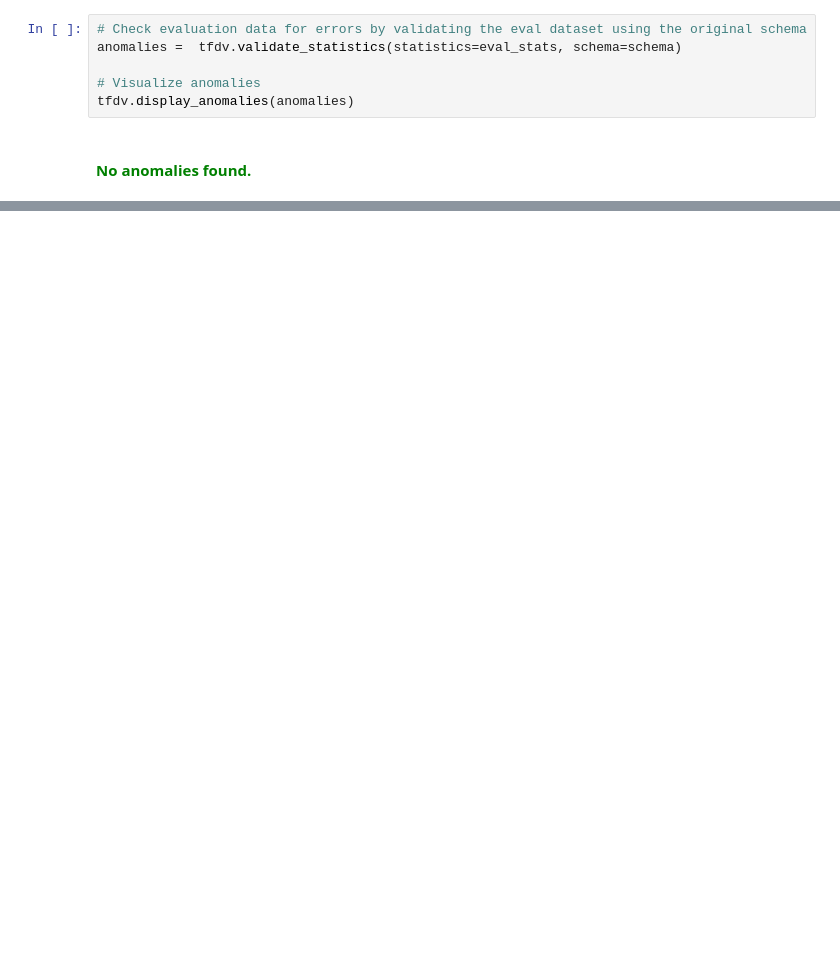
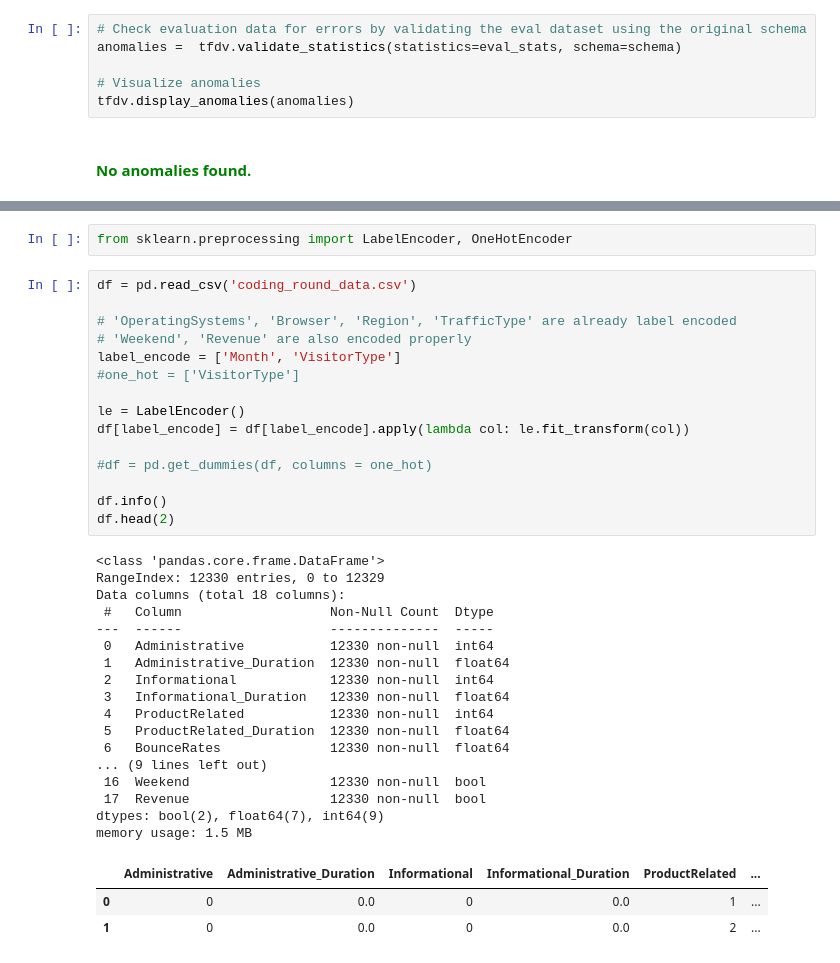
Before and after one commit to Ramya-Kottapalli/aicadium-coding, a Jupyter notebook: ecommerce_model.ipynb, the cells around one changed output, grey strips where cells are left out. Drawn from its saved outputs; the diff is of its cells as text; blank space fills up the shorter version.

```diff
--- a/ecommerce_model.ipynb
+++ b/ecommerce_model.ipynb
@@ -233,0 +195,38 @@ Dataframe is properly normalized for the given features
+# %%
+from sklearn.preprocessing import LabelEncoder, OneHotEncoder
+# %%
+df = pd.read_csv('coding_round_data.csv')
+
+# 'OperatingSystems', 'Browser', 'Region', 'TrafficType' are already label encoded
+# 'Weekend', 'Revenue' are also encoded properly
+label_encode = ['Month', 'VisitorType']
+#one_hot = ['VisitorType']
+
+le = LabelEncoder()
+df[label_encode] = df[label_encode].apply(lambda col: le.fit_transform(col))
+
+#df = pd.get_dummies(df, columns = one_hot)
+
+df.info()
+df.head(2)
+# %% [output]
+<class 'pandas.core.frame.DataFrame'>
+RangeIndex: 12330 entries, 0 to 12329
+Data columns (total 18 columns):
+ #   Column                   Non-Null Count  Dtype
+---  ------                   --------------  -----
+ 0   Administrative           12330 non-null  int64
+ 1   Administrative_Duration  12330 non-null  float64
+ 2   Informational            12330 non-null  int64
+ 3   Informational_Duration   12330 non-null  float64
+ 4   ProductRelated           12330 non-null  int64
+ 5   ProductRelated_Duration  12330 non-null  float64
+ 6   BounceRates              12330 non-null  float64
+... (9 lines left out)
+ 16  Weekend                  12330 non-null  bool
+ 17  Revenue                  12330 non-null  bool
+dtypes: bool(2), float64(7), int64(9)
+memory usage: 1.5 MB
+|  | Administrative | Administrative_Duration | Informational | Informational_Duration | ProductRelated | ... |
+| 0 | 0 | 0.0 | 0 | 0.0 | 1 | ... |
+| 1 | 0 | 0.0 | 0 | 0.0 | 2 | ... |
```
Also changed, not shown: parts of 17 cells of this notebook, 3 other files.
